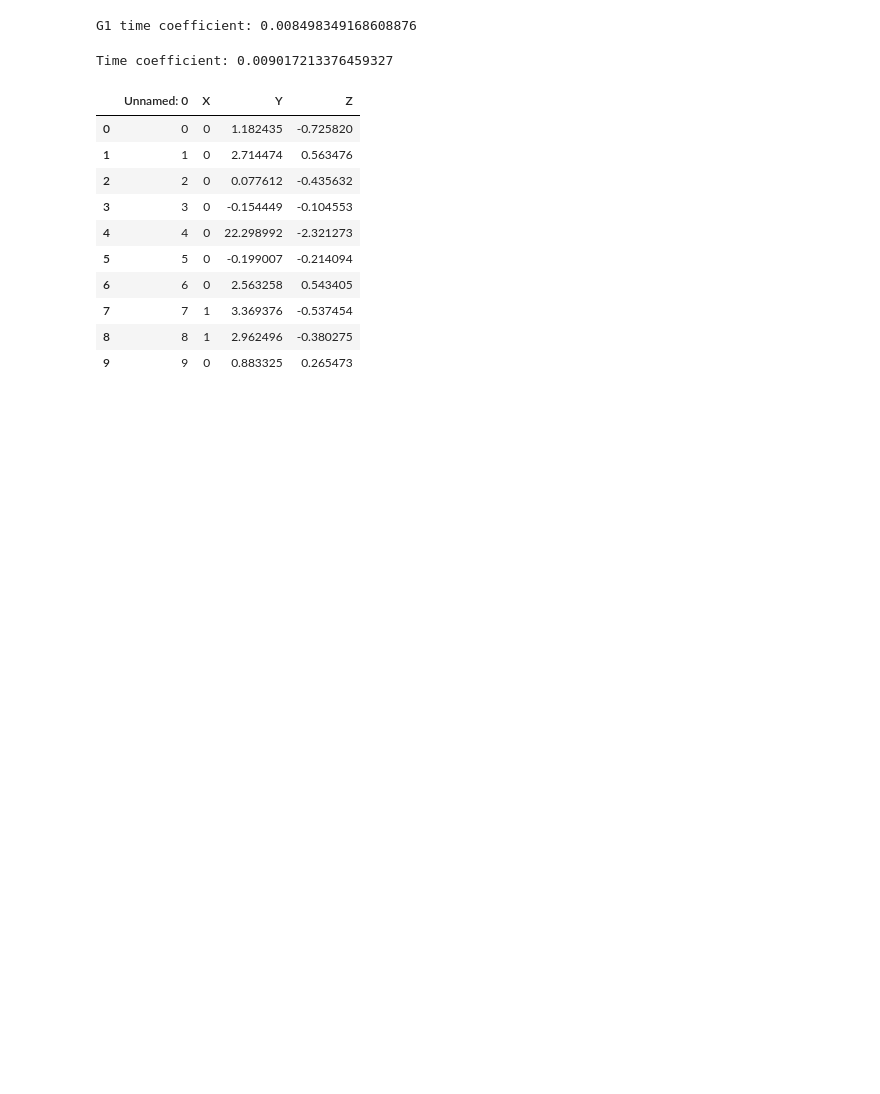
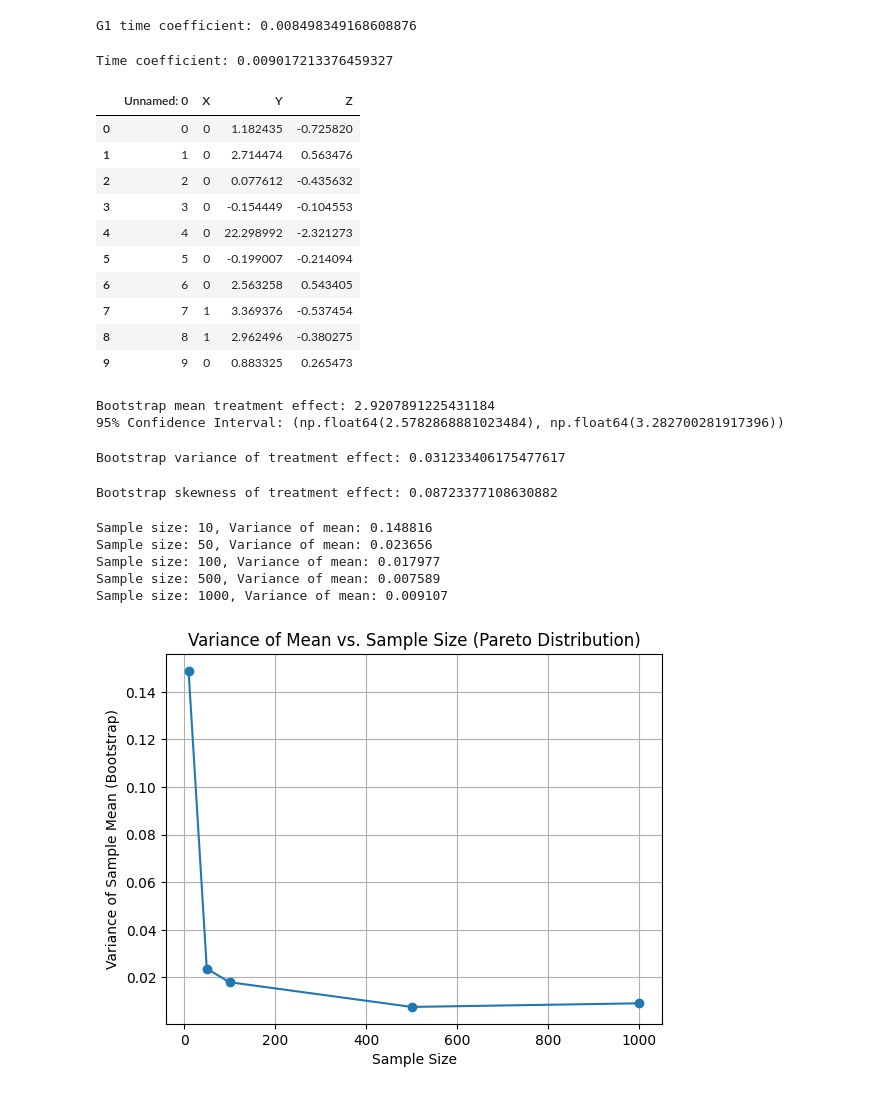
Before and after one commit to DorryJing/2025-summer-mod-6, a Jupyter notebook: coding_quiz_2.ipynb, the cells around one changed output. Drawn from its saved outputs; the diff is of its cells as text; code cells hidden in the pictures; blank space fills up the shorter version.

Commit message:
week 2 1.0 with reflection

```diff
--- a/coding_quiz_2.ipynb
+++ b/coding_quiz_2.ipynb
@@ -57,13 +58,13 @@ df_2.head(10)
 # %%
 np.random.seed(42)
 
-# Number of bootstrap samples
+
 n_bootstrap = 1000
 bootstrap_effects = []
 
 # Bootstrap sampling loop
 for _ in range(n_bootstrap):
-    sample = df.sample(frac=1, replace=True)  # resample with replacement
+    sample = df_2.sample(frac=1, replace=True)  # resample with replacement
     treated_mean = sample[sample["X"] == 1]["Y"].mean()
     untreated_mean = sample[sample["X"] == 0]["Y"].mean()
     bootstrap_effects.append(treated_mean - untreated_mean)
@@ -76,3 +77,55 @@ upper_ci = np.percentile(bootstrap_effects, 97.5)
 # Print results
 print("Bootstrap mean treatment effect:", bootstrap_mean)
 print("95% Confidence Interval:", (lower_ci, upper_ci))
+# %% [output]
+Bootstrap mean treatment effect: 2.9207891225431184
+95% Confidence Interval: (np.float64(2.5782868881023484), np.float64(3.282700281917396))
+# %%
+bootstrap_variance = np.var(bootstrap_effects, ddof=1)
+print("Bootstrap variance of treatment effect:", bootstrap_variance)
+# %% [output]
+Bootstrap variance of treatment effect: 0.031233406175477617
+# %%
+from scipy.stats import skew
+
+bootstrap_skewness = skew(bootstrap_effects)
+print("Bootstrap skewness of treatment effect:", bootstrap_skewness)
+# %% [output]
+Bootstrap skewness of treatment effect: 0.08723377108630882
+# %%
+# week 2 reflection
+import matplotlib.pyplot as plt
+
+def bootstrap_mean_variance(distribution_func, sample_size, n_bootstrap=1000, **dist_params):
+    np.random.seed(0)
+    full_sample = distribution_func(size=sample_size, **dist_params)
+
+    bootstrap_means = []
+    for _ in range(n_bootstrap):
+        resample = np.random.choice(full_sample, size=sample_size, replace=True)
+        bootstrap_means.append(np.mean(resample))
+
+    return np.var(bootstrap_means, ddof=1)
+
+sample_sizes = [10, 50, 100, 500, 1000]
+variances = []
+
+for n in sample_sizes:
+    var = bootstrap_mean_variance(np.random.pareto, sample_size=n, a=2.0)  # Pareto shape parameter a > 1 for mean to exist
+    variances.append(var)
+    print(f"Sample size: {n}, Variance of mean: {var:.6f}")
+
+# Plot the results
+plt.plot(sample_sizes, variances, marker='o')
+plt.xlabel('Sample Size')
+plt.ylabel('Variance of Sample Mean (Bootstrap)')
+plt.title('Variance of Mean vs. Sample Size (Pareto Distribution)')
+plt.grid(True)
+plt.show()
+# %% [output]
+Sample size: 10, Variance of mean: 0.148816
+Sample size: 50, Variance of mean: 0.023656
+Sample size: 100, Variance of mean: 0.017977
+Sample size: 500, Variance of mean: 0.007589
+Sample size: 1000, Variance of mean: 0.009107
+[figure, added]
```
Also changed, not shown: parts of 1 cell of this notebook, 1 other file.
